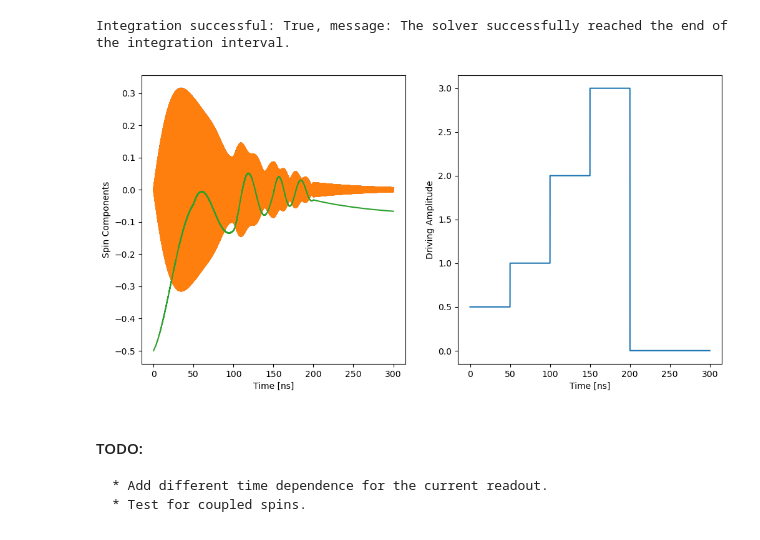
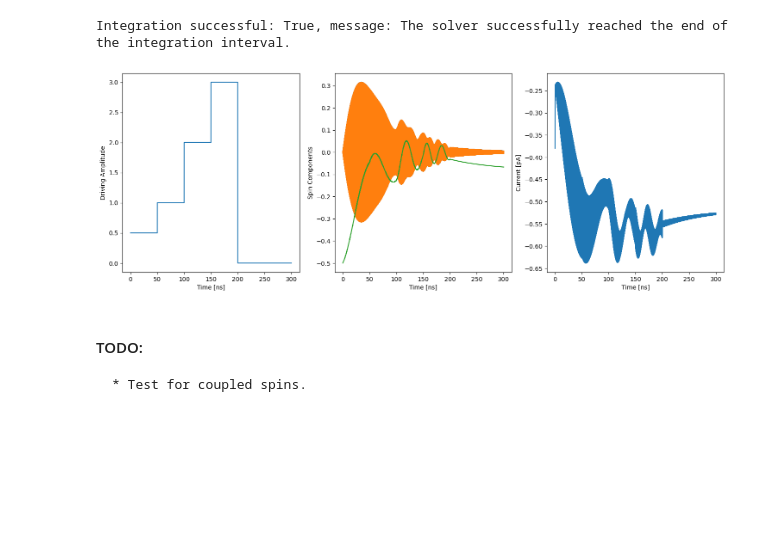
Before and after one commit to matysek00/PyESRSTM, a Jupyter notebook: Tutorial/03-Time-propagation.ipynb, the cells around one changed output. Cells and saved outputs as stored; diff of their text form; code cells hidden in the pictures; blank space fills up the shorter version.

```diff
--- a/Tutorial/03-Time-propagation.ipynb
+++ b/Tutorial/03-Time-propagation.ipynb
@@ -100,8 +101,6 @@ Likewise we can look at what happens if we initiate the system in a charged, sta
 # %%
 rho0 = np.zeros((4,4), dtype=complex)
 rho0[2, 2] = 1
-
-kwargs = {'max_step': 0.005, }
 time, rhot = PyESRSTM.propagate_density(GL, GR, dot.Delta, rho0, 10, frequency=17.1, kwargs=kwargs)
 
 def fit_decay(x, T1):
@@ -153,7 +152,6 @@ GR = GRplus + GRminus
 GL[:,:,:,:,0] = GL[:,:,:,:,1] * A
 GL[:,:,:,:,2] = GL[:,:,:,:,1] * A
 
-kwargs = {'max_step': 0.005, 'method': 'RK45'}
 rho0 = np.zeros((4,4), dtype=complex)
 rho0[0, 0] = 1
 # %%
@@ -278,39 +310,56 @@ def single_step_adrive_add_hoc(t, rho, ML, MR):
     drho = np.einsum('ljvu,vu->lj', M_t, rho)
     return drho
 
+def GC_adrive_add_hoc(GC, t):
+    phase = np.ones_like(t)
+    t_ns = t * PyESRSTM.time_unit
+    i0_50 = (t_ns < 50)
+    i50_100 = (t_ns >= 50) & (t_ns < 100)
+    i100_150 = (t_ns >= 100) & (t_ns < 150)
+    i150_200 = (t_ns >= 150) & (t_ns < 200)
+    phase[i0_50] += A*np.cos(freq * t[i0_50] * 2 * np.pi*PyESRSTM.time_unit)
+    phase[i50_100] += 2*A*np.cos(freq * t[i50_100] * 2 * np.pi*PyESRSTM.time_unit)
+    phase[i100_150] += 4*A*np.cos(freq * t[i100_150] * 2 * np.pi*PyESRSTM.time_unit)
+    phase[i150_200] += 6*A*np.cos(freq * t[i150_200] * 2 * np.pi*PyESRSTM.time_unit)
+    return np.tensordot(phase[np.newaxis], GC, axes=([0], [-1]))
+
 time_pulse, rhot_pulse = PyESRSTM.propagate_density(GL[:,:,:,:,1:2], GR, dot.Delta, rho0, 300,  drho_function=single_step_adrive_add_hoc, kwargs=kwargs)
+I_pulse = PyESRSTM.current_in_time(time_pulse, rhot_pulse, GC[:, :, :, :, 1:2], Gt_function=GC_adrive_add_hoc)
 # %% [output]
 Integration successful: True, message: The solver successfully reached the end of the integration interval.
 # %%
-fig, ax = plt.subplots(1,2 , figsize=(12,6))
+fig, ax = plt.subplots(1,3 , figsize=(18,6))
 
 Sx_pulse = 1/2*np.real(rhot_pulse[:, 0, 1] + rhot_pulse[:, 1, 0])
 Sy_pulse = 1/2*np.real(1j*(rhot_pulse[:, 0,1] - rhot_pulse[:, 1,0]))
 Sz_pulse = 1/2*np.real(rhot_pulse[:,1, 1] - rhot_pulse[:,0, 0])
 
 
-ax[0].plot(time_pulse, Sx_pulse, label=r'$S_x$')
-ax[0].plot(time_pulse, Sy_pulse, label=r'$S_y$')
-ax[0].plot(time_pulse, Sz_pulse, label=r'$S_z$')
+ax[1].plot(time_pulse, Sx_pulse, label=r'$S_x$')
+ax[1].plot(time_pulse, Sy_pulse, label=r'$S_y$')
+ax[1].plot(time_pulse, Sz_pulse, label=r'$S_z$')
 
 A_pulse = np.zeros_like(time_pulse)
 A_pulse[time_pulse < 50] = A
 A_pulse[(time_pulse >= 50) & (time_pulse < 100)] = 2*A
 A_pulse[(time_pulse >= 100) & (time_pulse < 150)] = 4*A
 A_pulse[(time_pulse >= 150) & (time_pulse < 200)] = 6*A
 A_pulse[time_pulse >= 200] = 0
 
-ax[1].plot(time_pulse, A_pulse, label=r'$A(t)$')
+ax[0].plot(time_pulse, A_pulse, label=r'$A(t)$')
 
+ax[2].plot(time_pulse, I_pulse, label=r'$I(t)$')
+
+ax[1].set_xlabel('Time [ns]')
+ax[1].set_ylabel('Spin Components')
 ax[0].set_xlabel('Time [ns]')
-ax[0].set_ylabel('Spin Components')
-ax[1].set_xlabel('Time [ns]')
-ax[1].set_ylabel('Driving Amplitude')
+ax[0].set_ylabel('Driving Amplitude')
+ax[2].set_xlabel('Time [ns]')
+ax[2].set_ylabel('Current [pA]')
 
 plt.show()
 # %% [output]
-[figure, old version]
+[figure, new version]
 # %% [markdown]
 #### TODO:
-    * Add different time dependence for the current readout.
     * Test for coupled spins.
```
Also changed, not shown: parts of 8 cells of this notebook.
